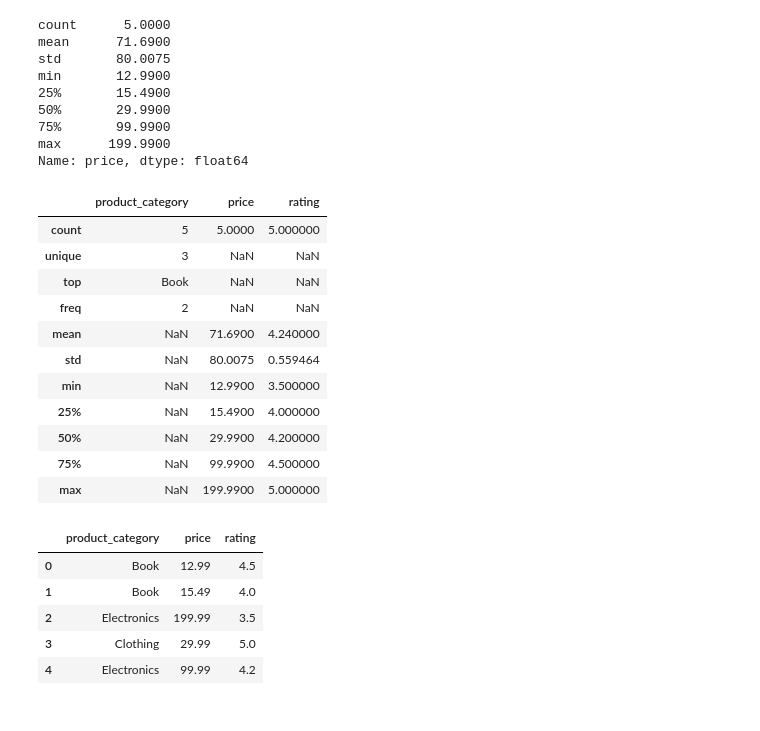
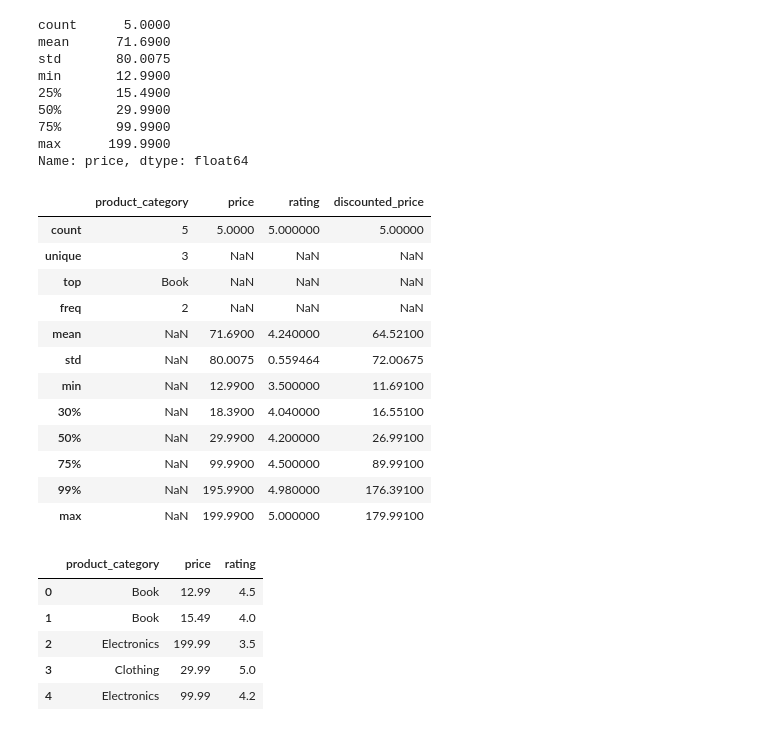
Before and after one commit to rahul8879/ai-ml-akila, a Jupyter notebook: Python/02_pandas.ipynb, the cells around one changed output. Cells and saved outputs as stored; diff of their text form; code cells hidden in the pictures.

```diff
--- a/Python/02_pandas.ipynb
+++ b/Python/02_pandas.ipynb
@@ -85,3 +85,6 @@ df_simple.head()
 | 2 | Electronics | 199.99 | 3.5 |
 | 3 | Clothing | 29.99 | 5.0 |
 | 4 | Electronics | 99.99 | 4.2 |
+# %%
+df_simple['discounted_price'] = df_simple['price'] * 0.9
+df_simple.head()
@@ -87,0 +98,3 @@ df_simple.head()
+# %%
+df_simple['pct_change_in_price']=df_simple['price'].pct_change()
+df_simple.head()
@@ -126,20 +146,21 @@ min       12.9900
 max      199.9900
 Name: price, dtype: float64
 # %%
-df_simple.describe(include='all')  # include all data types
+df_simple.describe(include='all',percentiles=[0.30,0.75, 0.99])  # include all data types
 # %% [output]
-|  | product_category | price | rating |
-| count | 5 | 5.0000 | 5.000000 |
-| unique | 3 | NaN | NaN |
-| top | Book | NaN | NaN |
-| freq | 2 | NaN | NaN |
-| mean | NaN | 71.6900 | 4.240000 |
-| std | NaN | 80.0075 | 0.559464 |
-| min | NaN | 12.9900 | 3.500000 |
-| 25% | NaN | 15.4900 | 4.000000 |
-| 50% | NaN | 29.9900 | 4.200000 |
-| 75% | NaN | 99.9900 | 4.500000 |
-| max | NaN | 199.9900 | 5.000000 |
+|  | product_category | price | rating | discounted_price |
+| count | 5 | 5.0000 | 5.000000 | 5.00000 |
+| unique | 3 | NaN | NaN | NaN |
+| top | Book | NaN | NaN | NaN |
+| freq | 2 | NaN | NaN | NaN |
+| mean | NaN | 71.6900 | 4.240000 | 64.52100 |
+| std | NaN | 80.0075 | 0.559464 | 72.00675 |
+| min | NaN | 12.9900 | 3.500000 | 11.69100 |
+| 30% | NaN | 18.3900 | 4.040000 | 16.55100 |
+| 50% | NaN | 29.9900 | 4.200000 | 26.99100 |
+| 75% | NaN | 99.9900 | 4.500000 | 89.99100 |
+| 99% | NaN | 195.9900 | 4.980000 | 176.39100 |
+| max | NaN | 199.9900 | 5.000000 | 179.99100 |
 # %%
 df_simple
 # %% [output]
```
Also changed, not shown: parts of 6 cells of this notebook, 2 other files.
